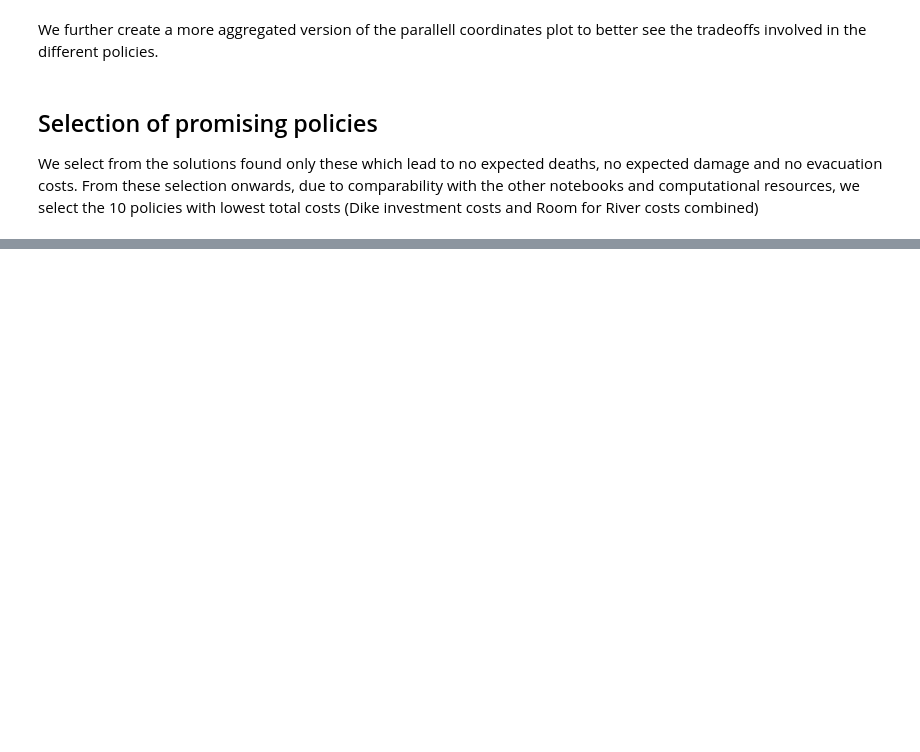
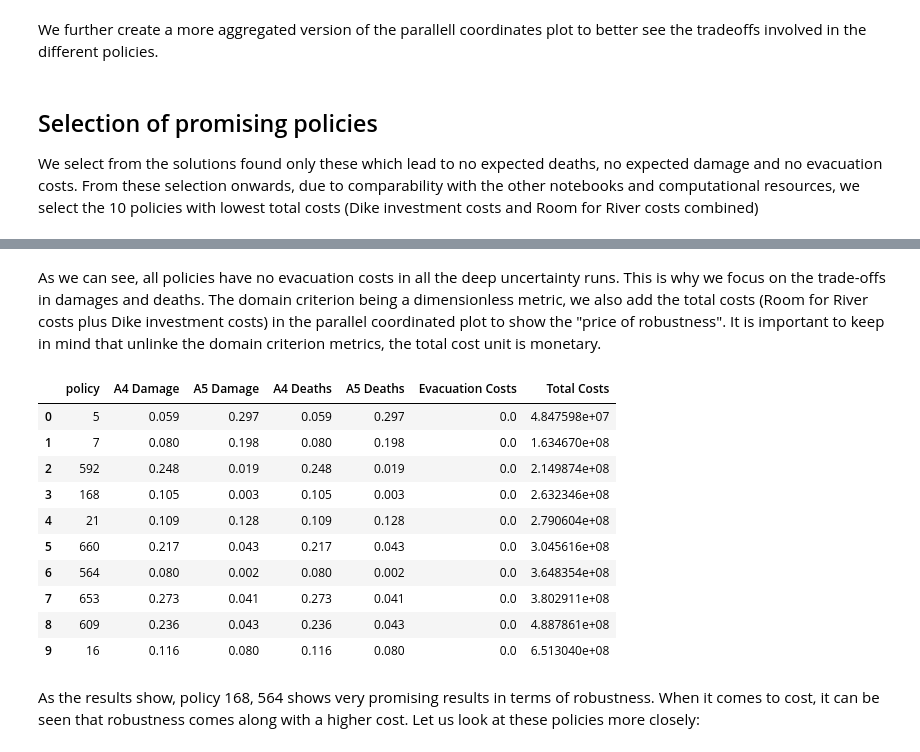
Before and after one commit to herzogrh/model-based-decision-making, a Jupyter notebook: model/3 - Multi-Scenario MORDM Overijssel.ipynb, the cells around one changed output, grey strips where cells are left out. Drawn from its saved outputs; the diff is of its cells as text; code cells hidden in the pictures; blank space fills up the shorter version.

Commit message:
Overijssel finished

```diff
--- a/model/3 - Multi-Scenario MORDM Overijssel.ipynb
+++ b/model/3 - Multi-Scenario MORDM Overijssel.ipynb
@@ -381,0 +370,6 @@ ms_results_subset
+# %%
+ms_policies = ms_results_subset.iloc[:,0:31]
+ms_policies_to_evaluate = []
+
+for i, policy in ms_policies.iterrows():
+    ms_policies_to_evaluate.append(Policy(str(i), **policy.to_dict()))
@@ -381,0 +400,3 @@ ms_results_subset
+# %%
+#Load results
+reevaluation_results = load_results("../results/Multi_Scenario_DeepUncertainty10policies_1000scenarios_Overijssel.tar.gz")
@@ -381,0 +408,18 @@ ms_results_subset
+# %%
+experiments, outcomes = reevaluation_results
+reevaluation_df = pd.concat([pd.DataFrame(experiments), pd.DataFrame(outcomes)], axis = 1)
+
+domain_criterion = pd.DataFrame(columns=["policy", "A4 Damage", "A5 Damage", "A4 Deaths", "A5 Deaths", "Evacuation Costs"])
+
+for policy in reevaluation_df["policy"].unique():
+    policy_subset = reevaluation_df[reevaluation_df["policy"] == policy]
+
+    a12_damage_dc = len(policy_subset["A4 Expected Annual Damage"][policy_subset["A4 Expected Annual Damage"] > 0])/1000
+    a3_damage_dc = len(policy_subset["A5 Expected Annual Damage"][policy_subset["A5 Expected Annual Damage"] > 0])/1000
+    a12_deaths_dc = len(policy_subset["A4 Expected Number of Deaths"][policy_subset["A4 Expected Number of Deaths"] > 0])/1000
+    a3_deaths_dc = len(policy_subset["A5 Expected Number of Deaths"][policy_subset["A5 Expected Number of Deaths"] > 0])/1000
+    evac_costs = len(policy_subset["Evacuation Costs"][policy_subset["Evacuation Costs"] > 0])/1000
+
+    domain_criterion = domain_criterion.append(pd.DataFrame({"policy": [policy],"A4 Damage": [a12_damage_dc], "A5 Damage" : [a3_damage_dc], "A4 Deaths" : [a12_deaths_dc], "A5 Deaths" : [a3_deaths_dc], "Evacuation Costs" : [evac_costs]}) )
+
+domain_criterion = domain_criterion.reset_index(drop=True)
@@ -381,0 +440,20 @@ ms_results_subset
+# %% [markdown]
+As we can see, all policies have no evacuation costs in all the deep uncertainty runs. This is why we focus on the trade-offs in damages and deaths. The domain criterion being a dimensionless metric, we also add the total costs (Room for River costs plus Dike investment costs) in the parallel coordinated plot to show the "price of robustness". It is important to keep in mind that unlinke the domain criterion metrics, the total cost unit is monetary.
+# %%
+policy_costs = reevaluation_df.groupby("policy").mean()
+policy_costs["Total Costs"] = policy_costs["A1_5 Dike Investment Costs"] +  policy_costs["Room for River Investment Costs"]
+domain_criterion_costs = pd.merge(domain_criterion, policy_costs[["Total Costs"]], how="left", on="policy")
+# %%
+domain_criterion_costs
+# %% [output]
+|  | policy | A4 Damage | A5 Damage | A4 Deaths | A5 Deaths | Evacuation Costs | Total Costs |
+| 0 | 5 | 0.059 | 0.297 | 0.059 | 0.297 | 0.0 | 4.847598e+07 |
+| 1 | 7 | 0.080 | 0.198 | 0.080 | 0.198 | 0.0 | 1.634670e+08 |
+| 2 | 592 | 0.248 | 0.019 | 0.248 | 0.019 | 0.0 | 2.149874e+08 |
+| 3 | 168 | 0.105 | 0.003 | 0.105 | 0.003 | 0.0 | 2.632346e+08 |
+| 4 | 21 | 0.109 | 0.128 | 0.109 | 0.128 | 0.0 | 2.790604e+08 |
+| 5 | 660 | 0.217 | 0.043 | 0.217 | 0.043 | 0.0 | 3.045616e+08 |
+| 6 | 564 | 0.080 | 0.002 | 0.080 | 0.002 | 0.0 | 3.648354e+08 |
+| 7 | 653 | 0.273 | 0.041 | 0.273 | 0.041 | 0.0 | 3.802911e+08 |
+| 8 | 609 | 0.236 | 0.043 | 0.236 | 0.043 | 0.0 | 4.887861e+08 |
+| 9 | 16 | 0.116 | 0.080 | 0.116 | 0.080 | 0.0 | 6.513040e+08 |
@@ -381,0 +463,2 @@ ms_results_subset
+# %% [markdown]
+As the results show, policy 168, 564 shows very promising results in terms of robustness. When it comes to cost, it can be seen that robustness comes along with a higher cost. Let us look at these policies more closely:
```
Also changed, not shown: parts of 14 cells of this notebook, 1 other file.
